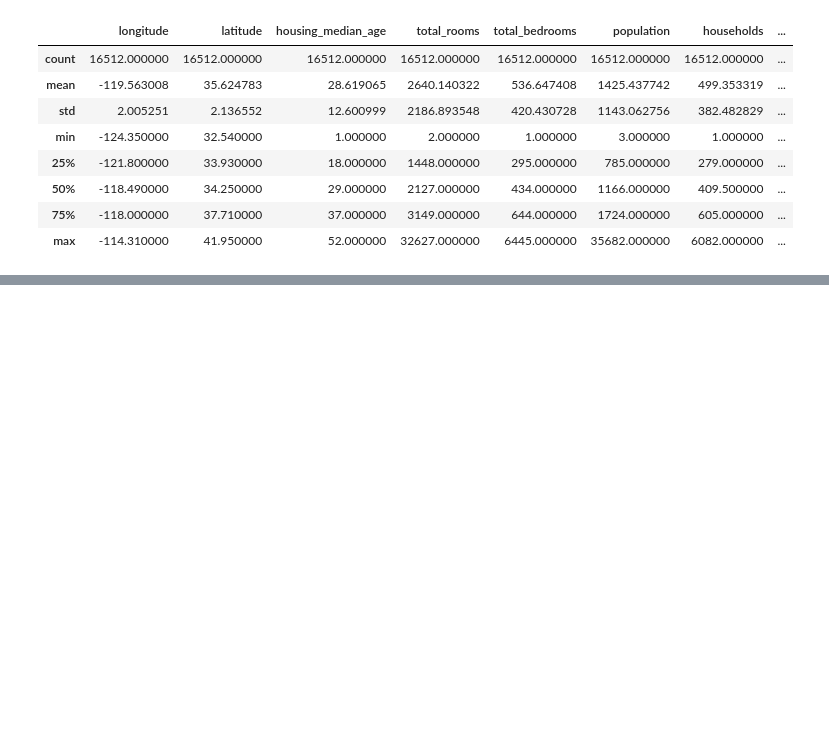
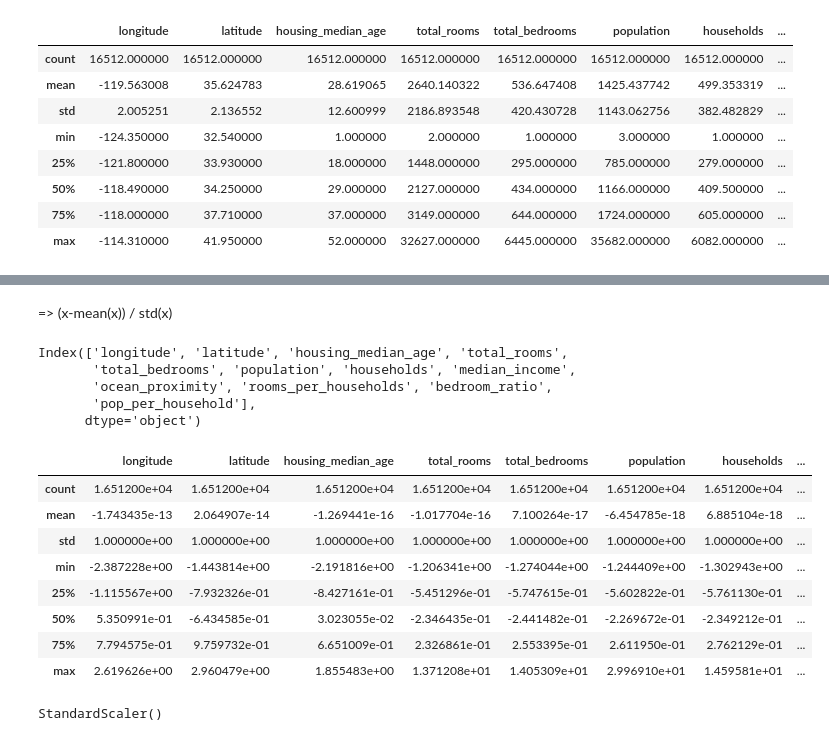
Before and after one commit to imewoo/sample, a Jupyter notebook: 캘리포니아.ipynb, the cells around one changed output, grey strips where cells are left out. Cells and saved outputs as stored; diff of their text form; code cells hidden in the pictures; blank space fills up the shorter version.

```diff
--- a/캘리포니아.ipynb
+++ b/캘리포니아.ipynb
@@ -379,0 +471,3 @@ X_train.fillna(median_value).describe() #중간값으로 채운다.
+# %%
+X_train['pop_per_household']=X_train['population'] / X_train['households']# 가구당 몇 명이 사는지?
+X_train
@@ -379,0 +488,3 @@ X_train.fillna(median_value).describe() #중간값으로 채운다.
+# %%
+X_train['median_house_value']=y_train
+X_train.head()
@@ -379,0 +517,3 @@ X_train.fillna(median_value).describe() #중간값으로 채운다.
+# %%
+X_train.describe() # std(표준편차) 차이가 많이 난다.
+X_train=X_train.drop('median_house_value', axis=1) # median_house_hold coulumn 빼기
@@ -379,0 +555,14 @@ X_train.fillna(median_value).describe() #중간값으로 채운다.
+# %% [markdown]
+=> (x-mean(x)) / std(x)
+# %%
+X_train.columns
+# %% [output]
+Index(['longitude', 'latitude', 'housing_median_age', 'total_rooms',
+       'total_bedrooms', 'population', 'households', 'median_income',
+       'ocean_proximity', 'rooms_per_households', 'bedroom_ratio',
+       'pop_per_household'],
+      dtype='object')
+# %%
+num_columns=['longitude', 'latitude', 'housing_median_age', 'total_rooms',
+       'total_bedrooms', 'population', 'households', 'median_income', 'rooms_per_households', 'bedroom_ratio',
+       'pop_per_household']
@@ -379,0 +574,16 @@ X_train.fillna(median_value).describe() #중간값으로 채운다.
+# %%
+mean_x=X_train[num_columns].mean()
+std_x=X_train[num_columns].std()
+
+X_train_scaled=(X_train[num_columns]-mean_x)/std_x
+X_train_scaled.describe()
+# %% [output]
+|  | longitude | latitude | housing_median_age | total_rooms | total_bedrooms | population | households | ... |
+| count | 1.651200e+04 | 1.651200e+04 | 1.651200e+04 | 1.651200e+04 | 1.651200e+04 | 1.651200e+04 | 1.651200e+04 | ... |
+| mean | -1.743435e-13 | 2.064907e-14 | -1.269441e-16 | -1.017704e-16 | 7.100264e-17 | -6.454785e-18 | 6.885104e-18 | ... |
+| std | 1.000000e+00 | 1.000000e+00 | 1.000000e+00 | 1.000000e+00 | 1.000000e+00 | 1.000000e+00 | 1.000000e+00 | ... |
+| min | -2.387228e+00 | -1.443814e+00 | -2.191816e+00 | -1.206341e+00 | -1.274044e+00 | -1.244409e+00 | -1.302943e+00 | ... |
+| 25% | -1.115567e+00 | -7.932326e-01 | -8.427161e-01 | -5.451296e-01 | -5.747615e-01 | -5.602822e-01 | -5.761130e-01 | ... |
+| 50% | 5.350991e-01 | -6.434585e-01 | 3.023055e-02 | -2.346435e-01 | -2.441482e-01 | -2.269672e-01 | -2.349212e-01 | ... |
+| 75% | 7.794575e-01 | 9.759732e-01 | 6.651009e-01 | 2.326861e-01 | 2.553395e-01 | 2.611950e-01 | 2.762129e-01 | ... |
+| max | 2.619626e+00 | 2.960479e+00 | 1.855483e+00 | 1.371208e+01 | 1.405309e+01 | 2.996910e+01 | 1.459581e+01 | ... |
@@ -379,0 +592,5 @@ X_train.fillna(median_value).describe() #중간값으로 채운다.
+# %%
+scaler=StandardScaler()
+scaler.fit(X_train[num_columns])
+# %% [output]
+StandardScaler()
```
Also changed, not shown: parts of 57 cells of this notebook, 42 other files.
